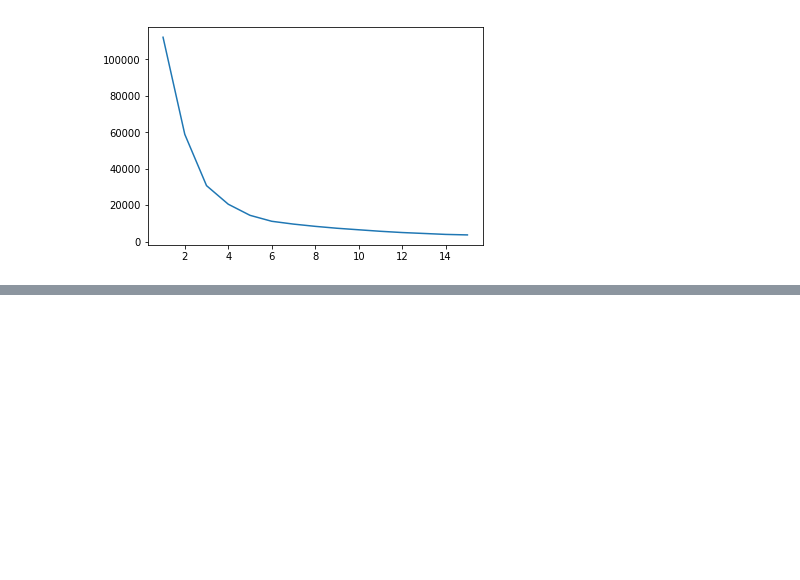
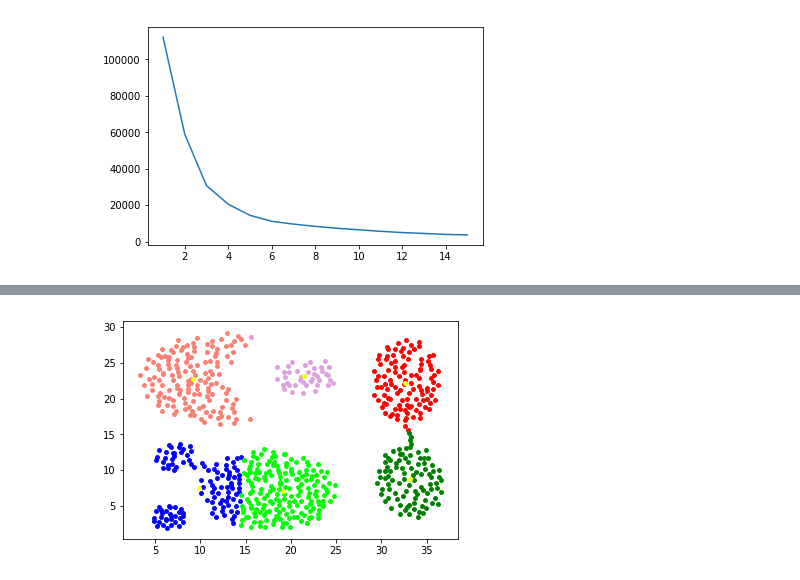
Before and after one commit to csh3l3-20172018-ade/2-0-k-means-clustering-effendivina, a Jupyter notebook: K-Means Clustering.ipynb, the cells around one changed output, grey strips where cells are left out. Saved outputs shown, nothing was run; the diff lists cells and outputs as text; code cells hidden in the pictures; blank space fills up the shorter version.

```diff
--- a/K-Means Clustering.ipynb
+++ b/K-Means Clustering.ipynb
@@ -47,11 +69,17 @@ plt.show
 <function matplotlib.pyplot.show>
 [figure]
 # %%
+#load dataset
 dataset = load_data('TrainsetTugas2.txt')
+#mencari jumlah instance dan fitur
 n_instances, n_features = dataset.shape
+#merandom centroids awal dari titik yang ada
 centroids = dataset[np.random.randint(0,n_instances-1, size=6)]
+print("Centroid awal : ")
 print(centroids)
 final_centroids, history_of_centroids, belongs_to_centroid = kmeans(6,centroids,dataset,n_instances, n_features)
-for i in belongs_to_centroid:
-    print(i,end=" ")
+#merupak bentuk dimensi array
+arr_cluster = np.array(belongs_to_centroid)
+arr_cluster.resize(688,)
+arr_cluster
 # %% [output]
@@ -64,0 +111,12 @@ for i in belongs_to_centroid:
+# %%
+#plot data sesuai cluster
+plt.scatter(dataset[arr_cluster==0,0], dataset[arr_cluster==0,1], s=15, c='red', label='Cluster 1')
+plt.scatter(dataset[arr_cluster==1,0], dataset[arr_cluster==1,1], s=15, c='blue', label='Cluster 2')
+plt.scatter(dataset[arr_cluster==2,0], dataset[arr_cluster==2,1], s=15, c='green', label='Cluster 3')
+plt.scatter(dataset[arr_cluster==3,0], dataset[arr_cluster==3,1], s=15, c='plum', label='Cluster 4')
+plt.scatter(dataset[arr_cluster==4,0], dataset[arr_cluster==4,1], s=15, c='lime', label='Cluster 5')
+plt.scatter(dataset[arr_cluster==5,0], dataset[arr_cluster==5,1], s=15, c='salmon', label='Cluster 6')
+plt.scatter(final_centroids[:,0], final_centroids[:,1], s=15, c='yellow',label='Centroids')
+plt.show()
+# %% [output]
+[figure, added]
```
Also changed, not shown: parts of 5 cells of this notebook.
